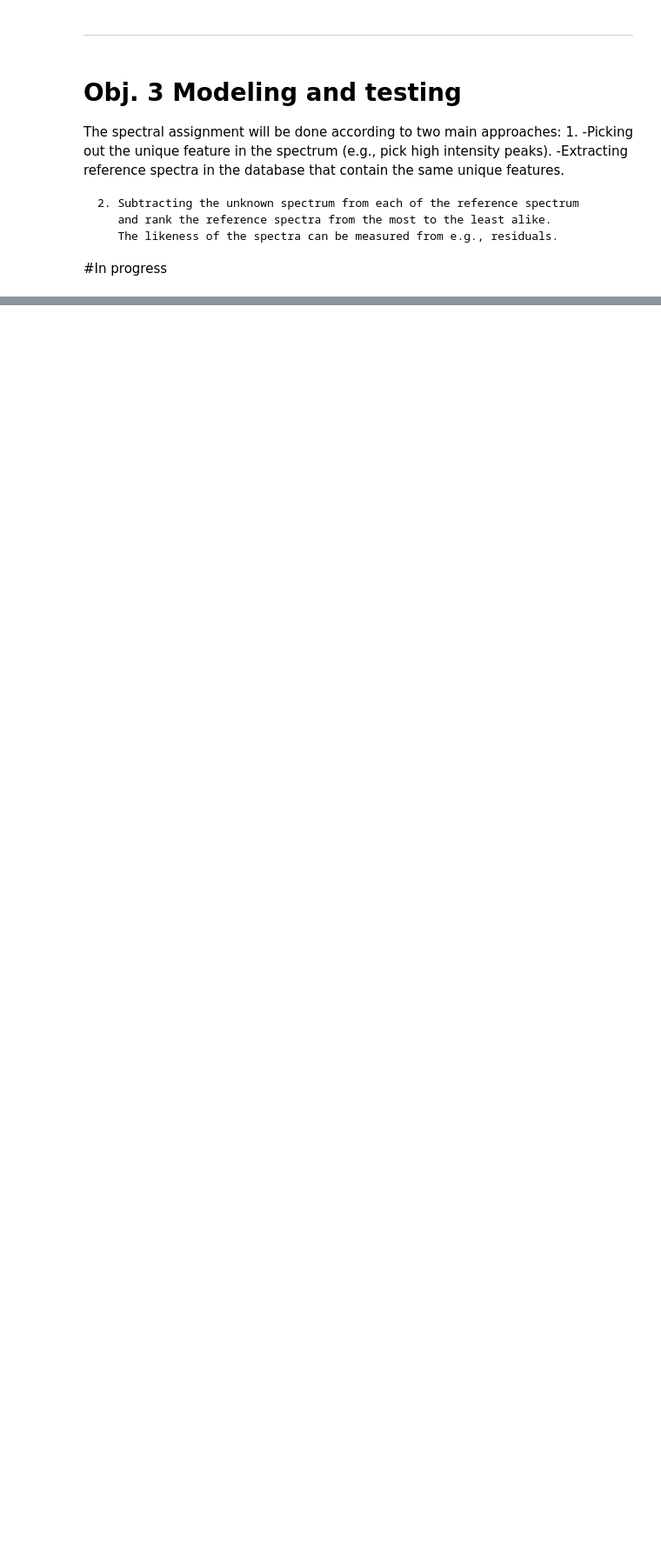
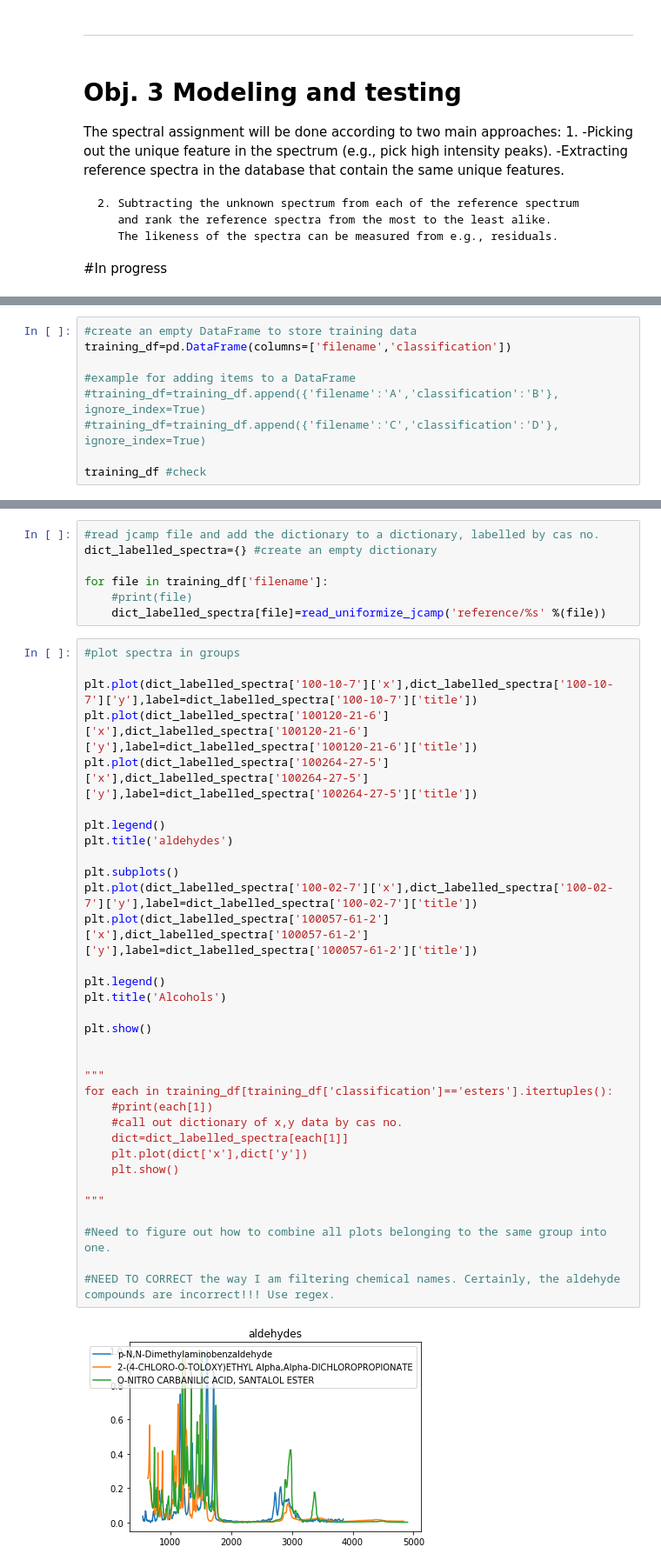
Before and after one commit to rayguna/IR-spectra-analyzer, a Jupyter notebook: IR-analyzer (MAIN).ipynb, the cells around one changed output, grey strips where cells are left out. Shown at 87% size. Saved outputs shown, nothing was run; the diff lists cells and outputs as text; blank space fills up the shorter version.

```diff
--- a/IR-analyzer (MAIN).ipynb
+++ b/IR-analyzer (MAIN).ipynb
@@ -994,0 +1057,9 @@ II. Spectral matching using a Convolution Neural Network (CNN)
+# %%
+#create an empty DataFrame to store training data
+training_df=pd.DataFrame(columns=['filename','classification'])
+
+#example for adding items to a DataFrame
+#training_df=training_df.append({'filename':'A','classification':'B'}, ignore_index=True)
+#training_df=training_df.append({'filename':'C','classification':'D'}, ignore_index=True)
+
+training_df #check
@@ -994,0 +1179,42 @@ II. Spectral matching using a Convolution Neural Network (CNN)
+# %%
+#read jcamp file and add the dictionary to a dictionary, labelled by cas no.
+dict_labelled_spectra={} #create an empty dictionary
+
+for file in training_df['filename']:
+    #print(file)
+    dict_labelled_spectra[file]=read_uniformize_jcamp('reference/%s' %(file))
+# %%
+#plot spectra in groups
+
+plt.plot(dict_labelled_spectra['100-10-7']['x'],dict_labelled_spectra['100-10-7']['y'],label=dict_labelled_spectra['100-10-7']['title'])
+plt.plot(dict_labelled_spectra['100120-21-6']['x'],dict_labelled_spectra['100120-21-6']['y'],label=dict_labelled_spectra['100120-21-6']['title'])
+plt.plot(dict_labelled_spectra['100264-27-5']['x'],dict_labelled_spectra['100264-27-5']['y'],label=dict_labelled_spectra['100264-27-5']['title'])
+
+plt.legend()
+plt.title('aldehydes')
+
+plt.subplots()
+plt.plot(dict_labelled_spectra['100-02-7']['x'],dict_labelled_spectra['100-02-7']['y'],label=dict_labelled_spectra['100-02-7']['title'])
+plt.plot(dict_labelled_spectra['100057-61-2']['x'],dict_labelled_spectra['100057-61-2']['y'],label=dict_labelled_spectra['100057-61-2']['title'])
+
+plt.legend()
+plt.title('Alcohols')
+
+plt.show()
+
+
+"""
+for each in training_df[training_df['classification']=='esters'].itertuples():
+    #print(each[1])
+    #call out dictionary of x,y data by cas no.
+    dict=dict_labelled_spectra[each[1]]
+    plt.plot(dict['x'],dict['y'])
+    plt.show()
+
+"""
+
+#Need to figure out how to combine all plots belonging to the same group into one.
+
+#NEED TO CORRECT the way I am filtering chemical names. Certainly, the aldehyde compounds are incorrect!!! Use regex.
+# %% [output]
+[figure, added]
```
Also changed, not shown: parts of 31 cells of this notebook.
